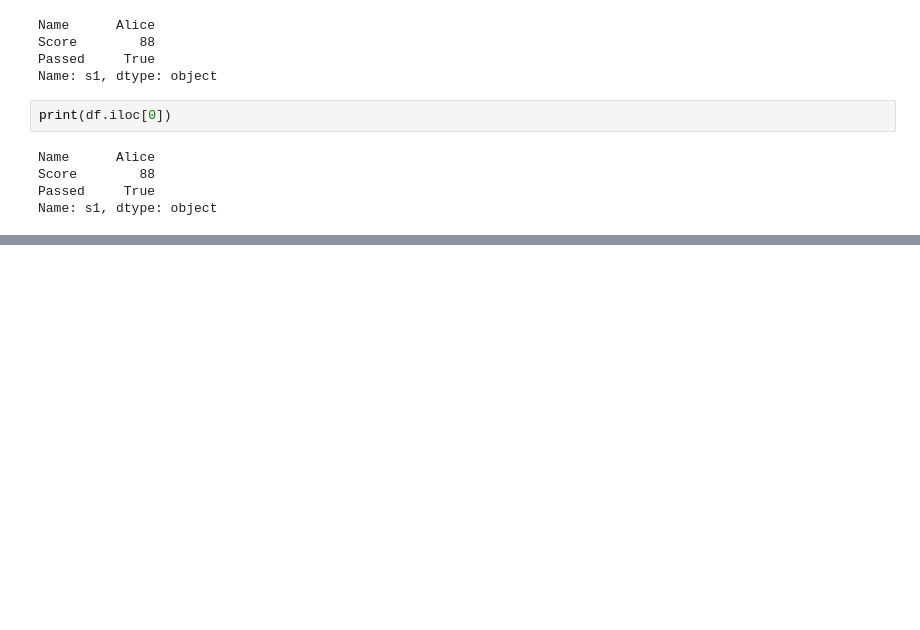
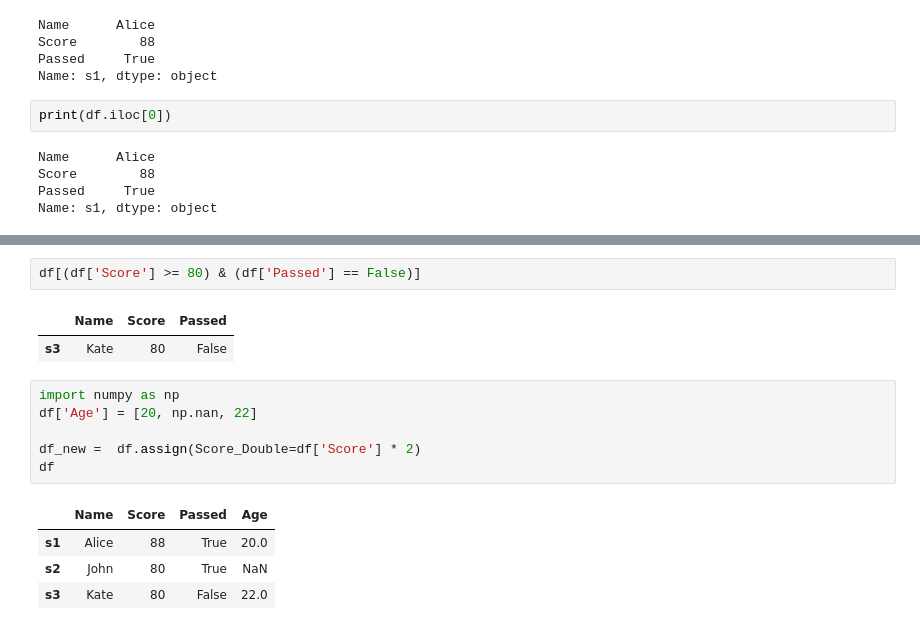
Before and after one commit to GreedIsGoody/pandas-tut, a Jupyter notebook: test.ipynb, the cells around one changed output, grey strips where cells are left out. Drawn from its saved outputs; the diff is of its cells as text; blank space fills up the shorter version.

```diff
--- a/test.ipynb
+++ b/test.ipynb
@@ -666,0 +733,16 @@ Name: s1, dtype: object
+# %%
+df[(df['Score'] >= 80) & (df['Passed'] == False)]
+# %% [output]
+|  | Name | Score | Passed |
+| s3 | Kate | 80 | False |
+# %%
+import numpy as np
+df['Age'] = [20, np.nan, 22]
+
+df_new =  df.assign(Score_Double=df['Score'] * 2)
+df
+# %% [output]
+|  | Name | Score | Passed | Age |
+| s1 | Alice | 88 | True | 20.0 |
+| s2 | John | 80 | True | NaN |
+| s3 | Kate | 80 | False | 22.0 |
```
Also changed, not shown: parts of 25 cells of this notebook.
